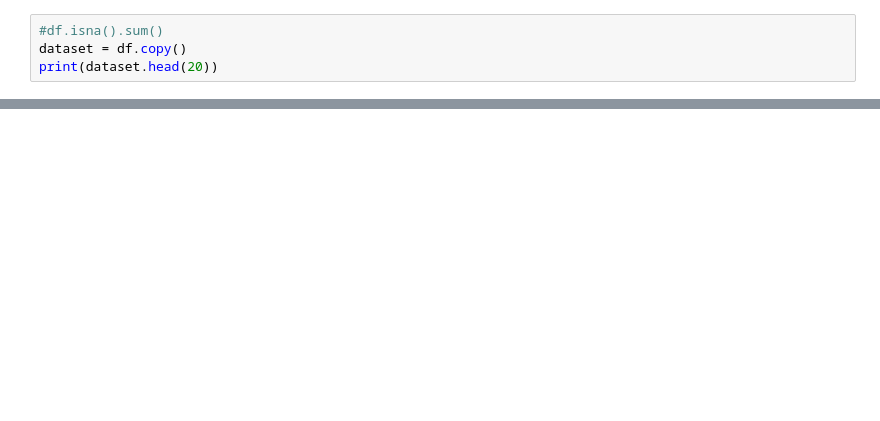
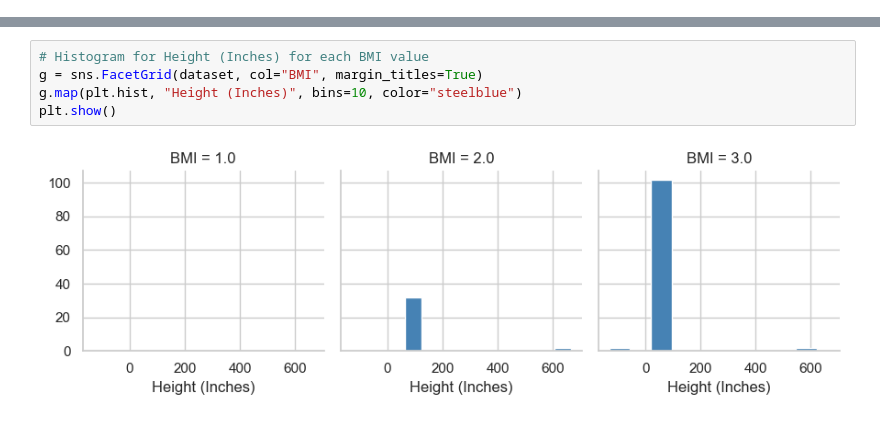
Before and after one commit to Seungminin/Data_Science, a Jupyter notebook: Assignment/Lab2.ipynb, the cells around one changed output, grey strips where cells are left out. Cells and saved outputs as stored; diff of their text form; blank space fills up the shorter version.

```diff
--- a/Assignment/Lab2.ipynb
+++ b/Assignment/Lab2.ipynb
@@ -157,4 +0,0 @@ print(w_indices) #csv를 보면 아래 나온 index값에 +2를 해줘서 찾는
-# %%
-#df.isna().sum()
-dataset = df.copy()
-print(dataset.head(20))
@@ -502,0 +156,7 @@ dtype: int64
+# %%
+# Histogram for Height (Inches) for each BMI value
+g = sns.FacetGrid(dataset, col="BMI", margin_titles=True)
+g.map(plt.hist, "Height (Inches)", bins=10, color="steelblue")
+plt.show()
+# %% [output]
+[figure, added]
```
Also changed, not shown: parts of 67 cells of this notebook.
